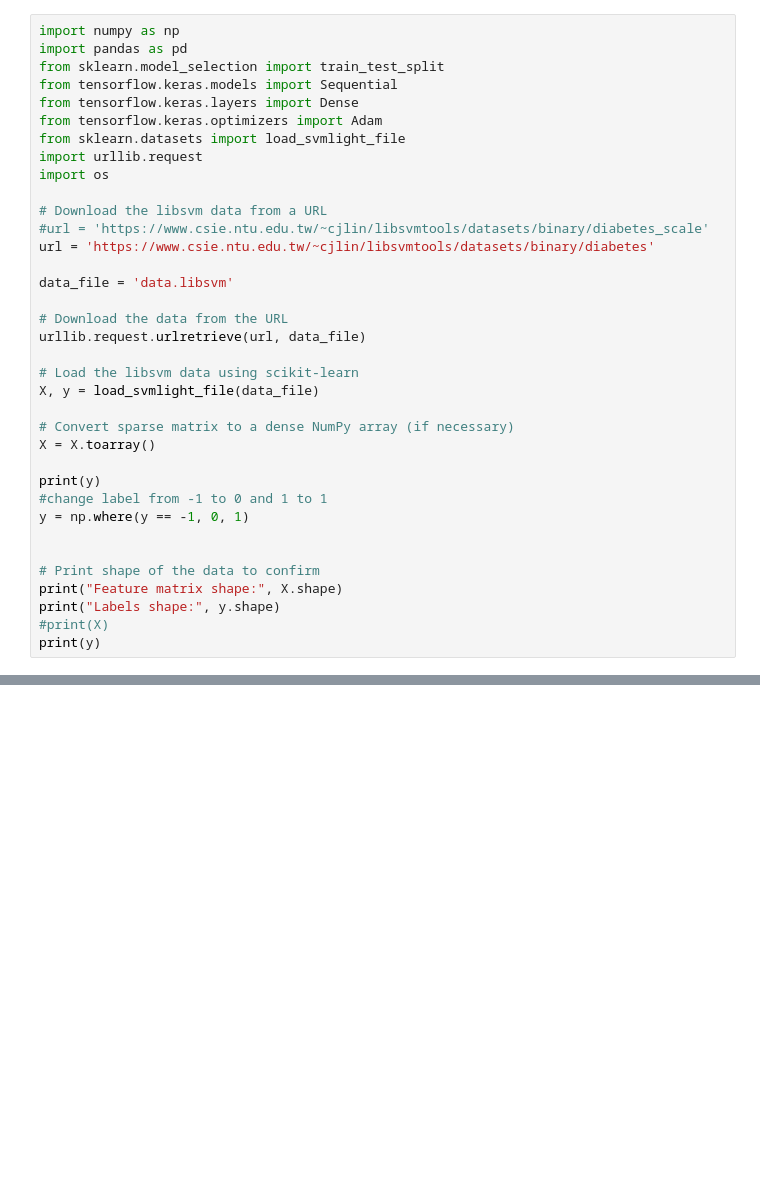
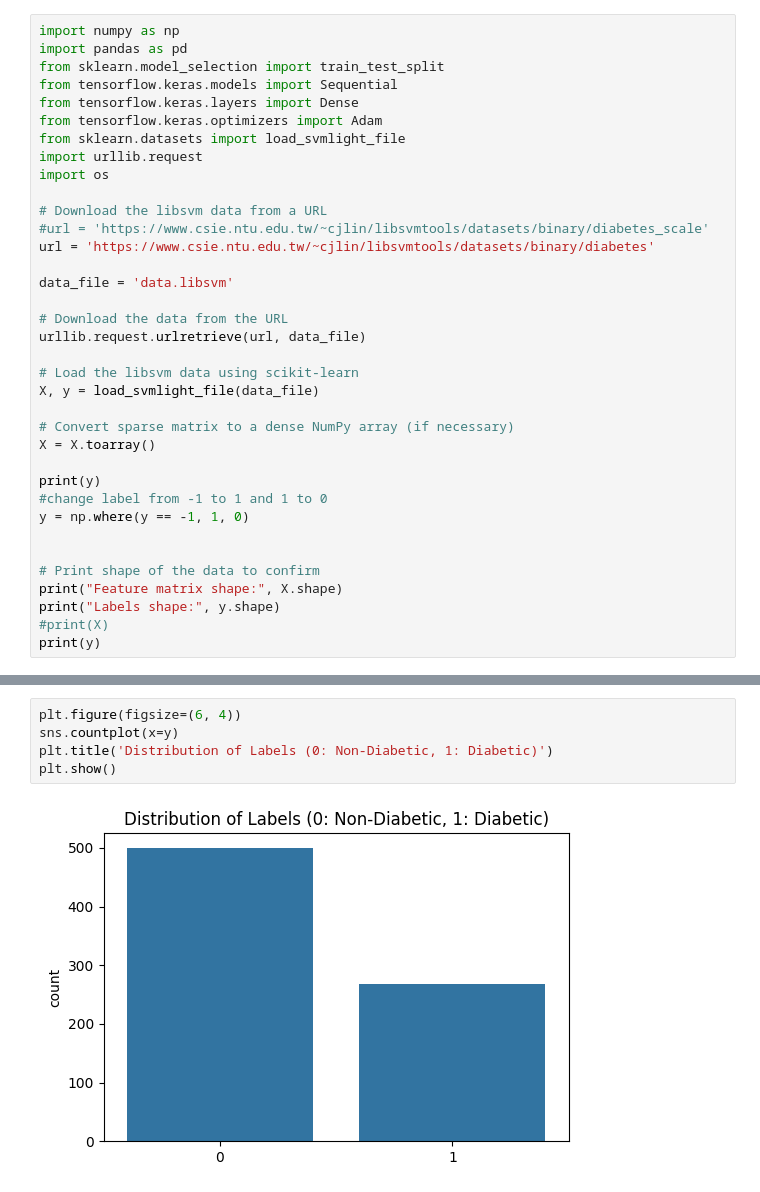
Before and after one commit to Niranjen99/Deep_Learning_Assessment_1, a Jupyter notebook: MLPDiabetes.ipynb, the cells around one changed output, grey strips where cells are left out. Saved outputs shown, nothing was run; the diff lists cells and outputs as text; blank space fills up the shorter version.

```diff
--- a/MLPDiabetes.ipynb
+++ b/MLPDiabetes.ipynb
@@ -27,8 +27,8 @@ X, y = load_svmlight_file(data_file)
 X = X.toarray()
 
 print(y)
-#change label from -1 to 0 and 1 to 1
-y = np.where(y == -1, 0, 1)
+#change label from -1 to 1 and 1 to 0
+y = np.where(y == -1, 1, 0)
 
 
 # Print shape of the data to confirm
@@ -96,3 +96,10 @@ model.compile(optimizer=Adam(), loss='binary_crossentropy', metrics=['accuracy']
  [0.58823529 0.50753769 0.70491803 ... 0.6795827  0.45175064 0.28333333]
  [0.         0.70854271 0.         ... 0.63189275 0.05422716 0.13333333]
  [0.         0.6281407  0.78688525 ... 0.33532043 0.07856533 0.        ]]
+# %%
+plt.figure(figsize=(6, 4))
+sns.countplot(x=y)
+plt.title('Distribution of Labels (0: Non-Diabetic, 1: Diabetic)')
+plt.show()
+# %% [output]
+[figure, added]
```
Also changed, not shown: parts of 8 cells of this notebook.
